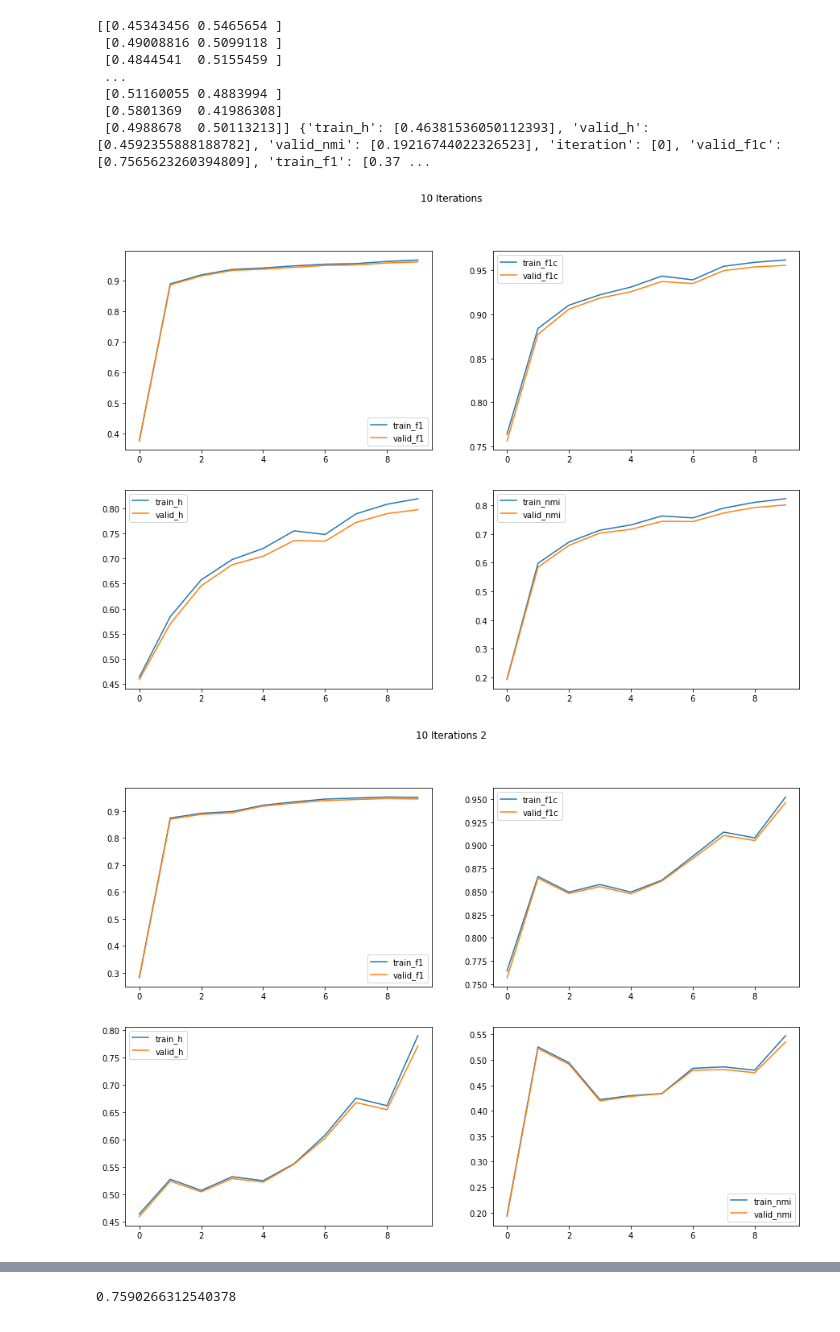
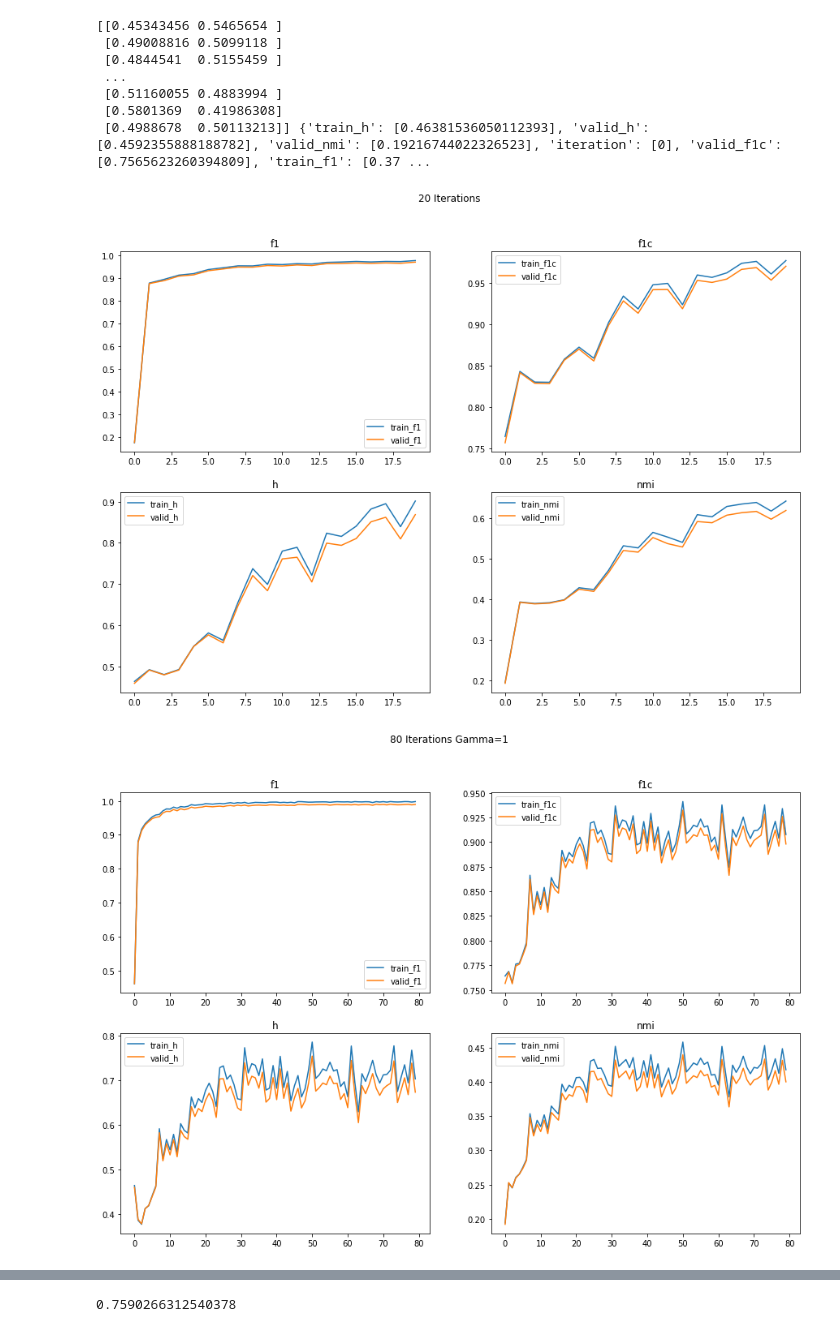
Before and after one commit to miclaraia/muon_notebooks, a Jupyter notebook: Multitask_Clustering.ipynb, the cells around one changed output, grey strips where cells are left out. Drawn from its saved outputs; the diff is of its cells as text; code cells hidden in the pictures.

```diff
--- a/Multitask_Clustering.ipynb
+++ b/Multitask_Clustering.ipynb
@@ -255,39 +255,51 @@ def _plot_metric(ax, data, key):
     ax.plot(x, y2)
 
     ax.legend([key1, key2])
+    ax.set_title(key)
 
     return ax
 
 def plot_metrics(data, title=None):
     fig = plt.figure(figsize=(15,10))
     for i, k in enumerate(['f1', 'f1c', 'h', 'nmi']):
         ax = fig.add_subplot(221+i)
         _plot_metric(ax, data, k)
     fig.suptitle(title)
 #     pprint(results['metrics'].metrics[-1])
 
 def report_run(fname, title):
-    results = pickle.load(open(fname, 'rb'))['metrics']
+    results = pickle.load(open(fname, 'rb'))
+    if type(results) is dict:
+        results = results['metrics']
     data = results.dump()
     plot_metrics(data, title)
 
     return data
 
 def report_runs(fnames_titles):
     data = []
     for fname, title in fnames_titles:
         row = OrderedDict([('title', title)])
         item = report_run(fname, title)
         row.update([(k, item[k][-1]) for k in sorted(item)])
+        row['iteration'] += 1
         data.append(row)
         plt.show()
 
     display(pandas.DataFrame(data))
 
-report_runs([('mnt/clustering_models/run_multitask_1/results_final.pkl', '10 Iterations'),
-             ('mnt/clustering_models/run_multitask_2/results_final.pkl', '10 Iterations 2'),
-             ('mnt/clustering_models/run_multitask_2_2/results_final.pkl', '20 Iterations'),
-             ('mnt/clustering_models/run_multitask_3/results_final.pkl', '20 Iterations Gamma=1')])
+report_runs([
+#     ('mnt/clustering_models/run_multitask_1/results_final.pkl', '10 Iterations'),
+#     ('mnt/clustering_models/run_multitask_2/results_final.pkl', '10 Iterations 2'),
+    ('mnt/clustering_models/run_multitask_2_2/results_final.pkl', '20 Iterations'),
+#     ('mnt/clustering_models/run_multitask_3/results_final.pkl', '20 Iterations Gamma=1'),
+    ('mnt/clustering_models/run_multitask_4_1/results_final.pkl', '80 Iterations Gamma=1'),
+#     ('mnt/clustering_models/run_multitask_5_1/results_final.pkl', '80 Iterations Gamma=.5'),
+    ('mnt/clustering_models/run_multitask_4/metrics_intermediate.pkl', '80 Iterations Gamma=1'),
+    ('mnt/clustering_models/run_multitask_5/metrics_intermediate.pkl', '80 Iterations Gamma=.5'),
+    ('mnt/clustering_models/run_multitask_6/metrics_intermediate.pkl', '80 Iterations Gamma=.5')
+#     ('mnt/clustering_models/run_multitask_7/metrics_intermediate.pkl', '80 Iterations Gamma=.5')
+])
 # %% [output]
-[figure, old version]
+[figure, new version]
-[figure, old version]
+[figure, new version]
```
Also changed, not shown: parts of 1 cell of this notebook, 1 other file.
